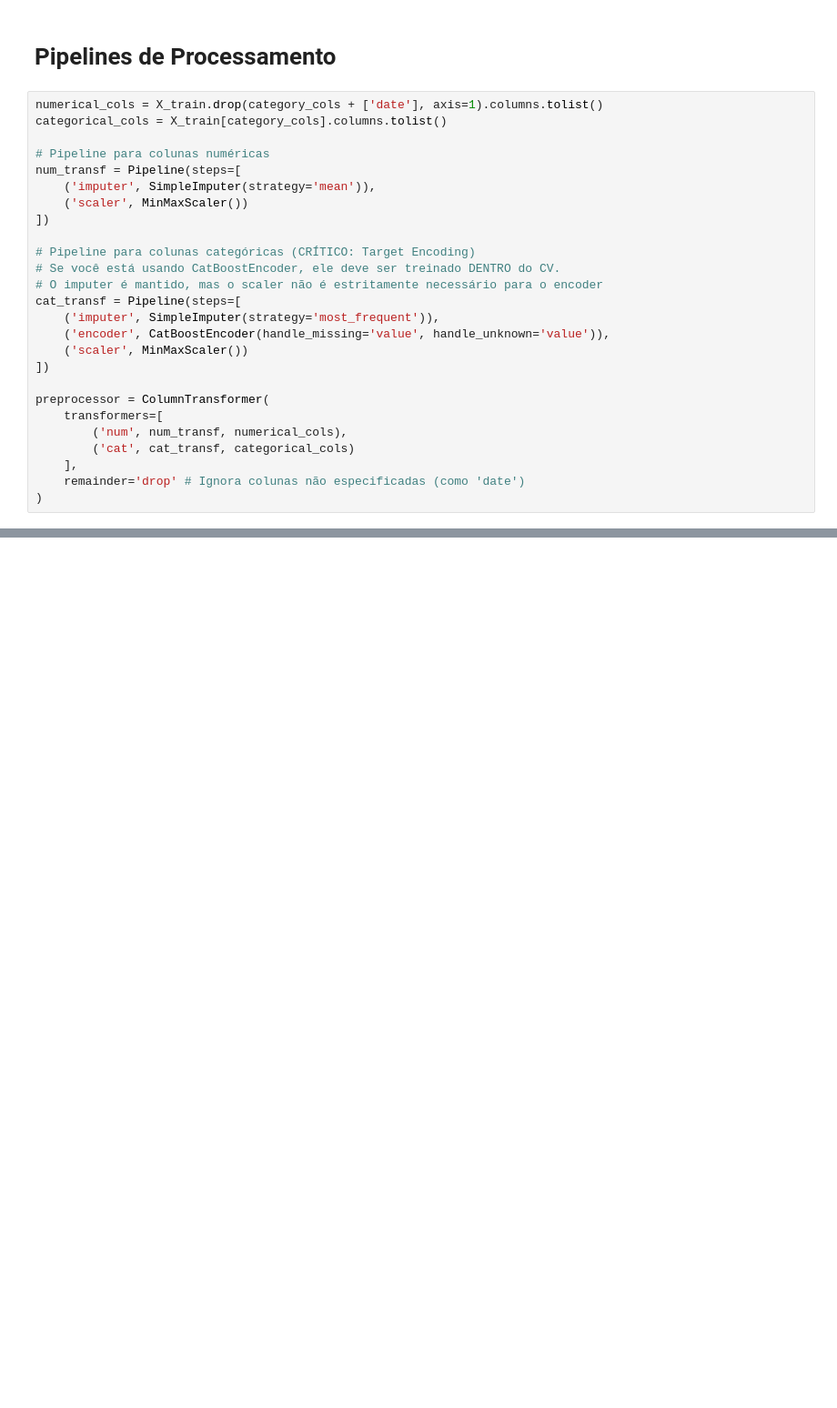
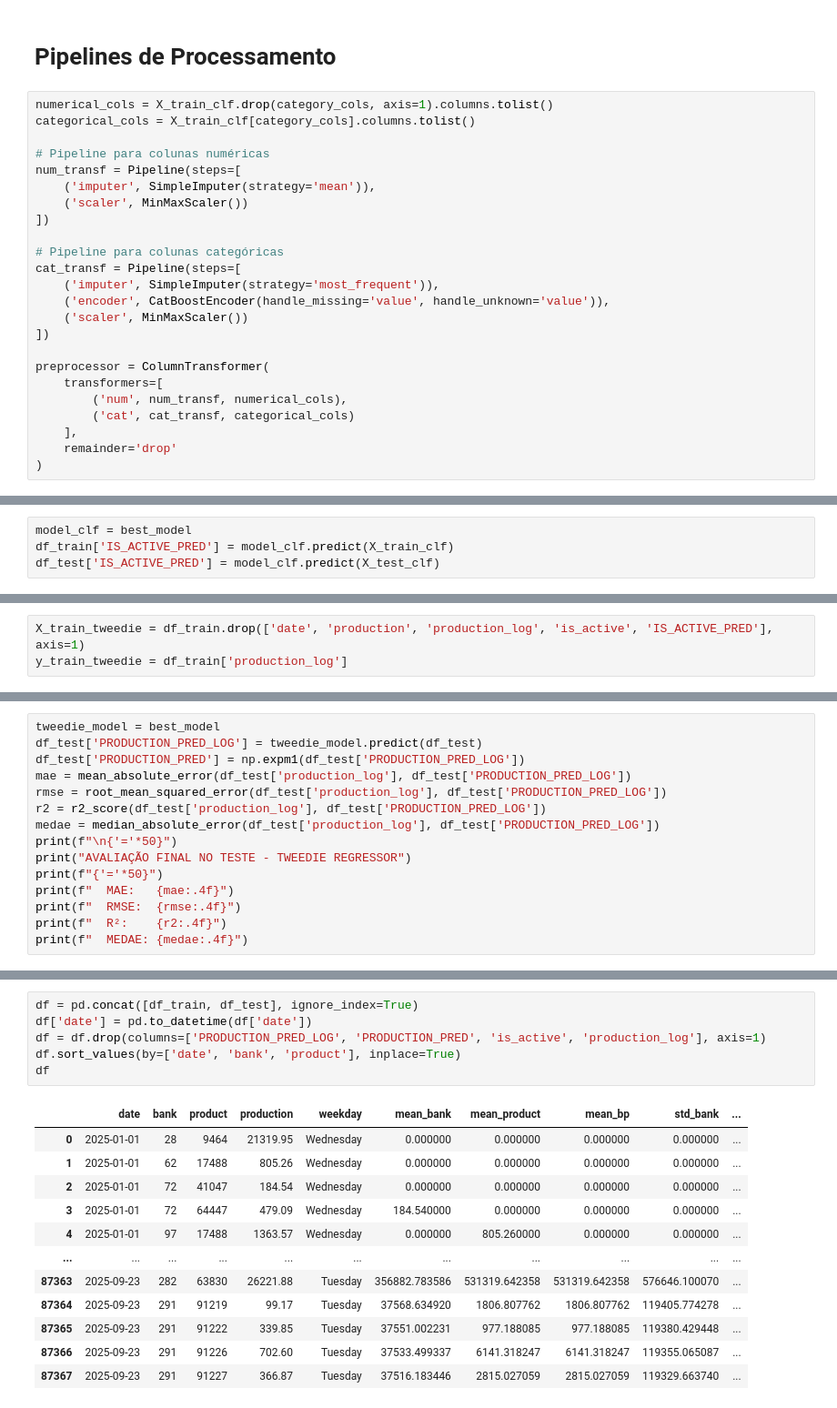
Before and after one commit to joaovcardosodev/lev-challenge, a Jupyter notebook: notebooks/02_model_training.ipynb, the cells around one changed output, grey strips where cells are left out. Shown at 91% size. Drawn from its saved outputs; the diff is of its cells as text; blank space fills up the shorter version.

```diff
--- a/notebooks/02_model_training.ipynb
+++ b/notebooks/02_model_training.ipynb
@@ -95,8 +109,8 @@ y_test = df_test['production']
 # %% [markdown]
 # Pipelines de Processamento
 # %%
-numerical_cols = X_train.drop(category_cols + ['date'], axis=1).columns.tolist()
-categorical_cols = X_train[category_cols].columns.tolist()
+numerical_cols = X_train_clf.drop(category_cols, axis=1).columns.tolist()
+categorical_cols = X_train_clf[category_cols].columns.tolist()
 
 # Pipeline para colunas numéricas
 num_transf = Pipeline(steps=[
@@ -104,9 +118,7 @@ num_transf = Pipeline(steps=[
     ('scaler', MinMaxScaler())
 ])
 
-# Pipeline para colunas categóricas (CRÍTICO: Target Encoding)
-# Se você está usando CatBoostEncoder, ele deve ser treinado DENTRO do CV.
-# O imputer é mantido, mas o scaler não é estritamente necessário para o encoder
+# Pipeline para colunas categóricas
 cat_transf = Pipeline(steps=[
     ('imputer', SimpleImputer(strategy='most_frequent')),
     ('encoder', CatBoostEncoder(handle_missing='value', handle_unknown='value')),
@@ -118,7 +130,7 @@ preprocessor = ColumnTransformer(
         ('num', num_transf, numerical_cols),
         ('cat', cat_transf, categorical_cols)
     ],
-    remainder='drop' # Ignora colunas não especificadas (como 'date')
+    remainder='drop'
 )
 # %% [markdown]
 # Tuning de Hiperparâmetros
@@ -124,0 +263,4 @@ preprocessor = ColumnTransformer(
+# %%
+model_clf = best_model
+df_train['IS_ACTIVE_PRED'] = model_clf.predict(X_train_clf)
+df_test['IS_ACTIVE_PRED'] = model_clf.predict(X_test_clf)
@@ -301,0 +434,3 @@ The exit codes of the workers are {SIGINT(-2), SIGINT(-2), SIGINT(-2), SIGINT(-2
+# %%
+X_train_tweedie = df_train.drop(['date', 'production', 'production_log', 'is_active', 'IS_ACTIVE_PRED'], axis=1)
+y_train_tweedie = df_train['production_log']
@@ -301,0 +510,15 @@ The exit codes of the workers are {SIGINT(-2), SIGINT(-2), SIGINT(-2), SIGINT(-2
+# %%
+tweedie_model = best_model
+df_test['PRODUCTION_PRED_LOG'] = tweedie_model.predict(df_test)
+df_test['PRODUCTION_PRED'] = np.expm1(df_test['PRODUCTION_PRED_LOG'])
+mae = mean_absolute_error(df_test['production_log'], df_test['PRODUCTION_PRED_LOG'])
+rmse = root_mean_squared_error(df_test['production_log'], df_test['PRODUCTION_PRED_LOG'])
+r2 = r2_score(df_test['production_log'], df_test['PRODUCTION_PRED_LOG'])
+medae = median_absolute_error(df_test['production_log'], df_test['PRODUCTION_PRED_LOG'])
+print(f"\n{'='*50}")
+print("AVALIAÇÃO FINAL NO TESTE - TWEEDIE REGRESSOR")
+print(f"{'='*50}")
+print(f"  MAE:   {mae:.4f}")
+print(f"  RMSE:  {rmse:.4f}")
+print(f"  R²:    {r2:.4f}")
+print(f"  MEDAE: {medae:.4f}")
@@ -301,0 +543,19 @@ The exit codes of the workers are {SIGINT(-2), SIGINT(-2), SIGINT(-2), SIGINT(-2
+# %%
+df = pd.concat([df_train, df_test], ignore_index=True)
+df['date'] = pd.to_datetime(df['date'])
+df = df.drop(columns=['PRODUCTION_PRED_LOG', 'PRODUCTION_PRED', 'is_active', 'production_log'], axis=1)
+df.sort_values(by=['date', 'bank', 'product'], inplace=True)
+df
+# %% [output]
+|  | date | bank | product | production | weekday | mean_bank | mean_product | mean_bp | std_bank | ... |
+| 0 | 2025-01-01 | 28 | 9464 | 21319.95 | Wednesday | 0.000000 | 0.000000 | 0.000000 | 0.000000 | ... |
+| 1 | 2025-01-01 | 62 | 17488 | 805.26 | Wednesday | 0.000000 | 0.000000 | 0.000000 | 0.000000 | ... |
+| 2 | 2025-01-01 | 72 | 41047 | 184.54 | Wednesday | 0.000000 | 0.000000 | 0.000000 | 0.000000 | ... |
+| 3 | 2025-01-01 | 72 | 64447 | 479.09 | Wednesday | 184.540000 | 0.000000 | 0.000000 | 0.000000 | ... |
+| 4 | 2025-01-01 | 97 | 17488 | 1363.57 | Wednesday | 0.000000 | 805.260000 | 0.000000 | 0.000000 | ... |
+| ... | ... | ... | ... | ... | ... | ... | ... | ... | ... | ... |
+| 87363 | 2025-09-23 | 282 | 63830 | 26221.88 | Tuesday | 356882.783586 | 531319.642358 | 531319.642358 | 576646.100070 | ... |
+| 87364 | 2025-09-23 | 291 | 91219 | 99.17 | Tuesday | 37568.634920 | 1806.807762 | 1806.807762 | 119405.774278 | ... |
+| 87365 | 2025-09-23 | 291 | 91222 | 339.85 | Tuesday | 37551.002231 | 977.188085 | 977.188085 | 119380.429448 | ... |
+| 87366 | 2025-09-23 | 291 | 91226 | 702.60 | Tuesday | 37533.499337 | 6141.318247 | 6141.318247 | 119355.065087 | ... |
+| 87367 | 2025-09-23 | 291 | 91227 | 366.87 | Tuesday | 37516.183446 | 2815.027059 | 2815.027059 | 119329.663740 | ... |
```
Also changed, not shown: parts of 30 cells of this notebook, 9 other files.
